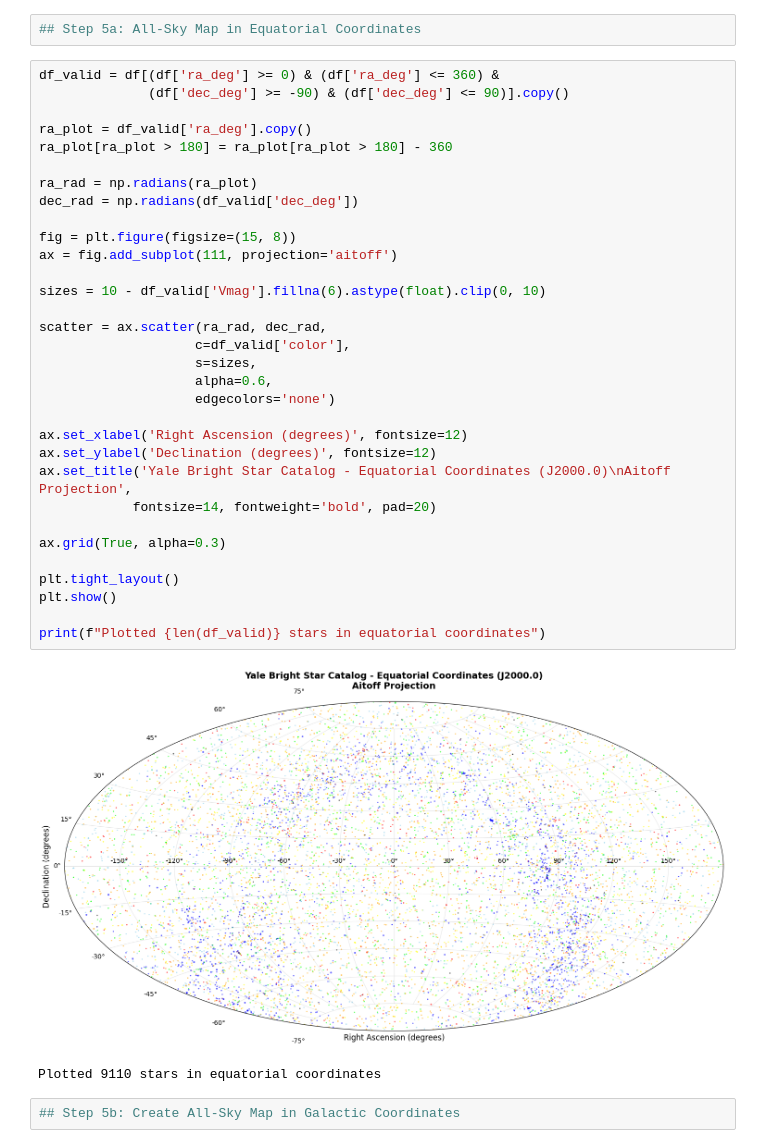
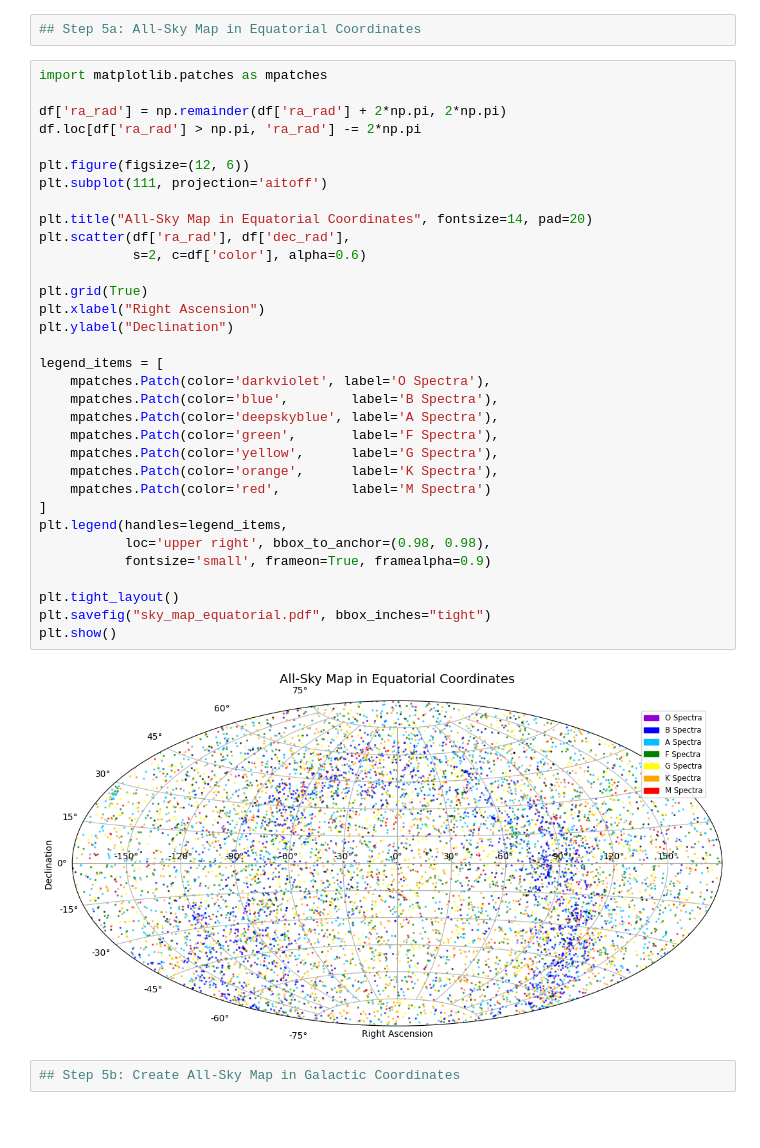
Before and after one commit to manish-mogan/Projects-Portfolio, a Jupyter notebook: HWK7.ipynb, the cells around one changed output. Cells and saved outputs as stored; diff of their text form; blank space fills up the shorter version.

```diff
--- a/HWK7.ipynb
+++ b/HWK7.ipynb
@@ -148,40 +158,40 @@ Name: count, dtype: int64
 # %%
 ## Step 5a: All-Sky Map in Equatorial Coordinates
 # %%
-df_valid = df[(df['ra_deg'] >= 0) & (df['ra_deg'] <= 360) &
-              (df['dec_deg'] >= -90) & (df['dec_deg'] <= 90)].copy()
+import matplotlib.patches as mpatches
 
-ra_plot = df_valid['ra_deg'].copy()
-ra_plot[ra_plot > 180] = ra_plot[ra_plot > 180] - 360
+df['ra_rad'] = np.remainder(df['ra_rad'] + 2*np.pi, 2*np.pi)
+df.loc[df['ra_rad'] > np.pi, 'ra_rad'] -= 2*np.pi
 
-ra_rad = np.radians(ra_plot)
-dec_rad = np.radians(df_valid['dec_deg'])
+plt.figure(figsize=(12, 6))
+plt.subplot(111, projection='aitoff')
 
-fig = plt.figure(figsize=(15, 8))
-ax = fig.add_subplot(111, projection='aitoff')
+plt.title("All-Sky Map in Equatorial Coordinates", fontsize=14, pad=20)
+plt.scatter(df['ra_rad'], df['dec_rad'],
+            s=2, c=df['color'], alpha=0.6)
 
-sizes = 10 - df_valid['Vmag'].fillna(6).astype(float).clip(0, 10)
+plt.grid(True)
+plt.xlabel("Right Ascension")
+plt.ylabel("Declination")
 
-scatter = ax.scatter(ra_rad, dec_rad,
-                    c=df_valid['color'],
-                    s=sizes,
-                    alpha=0.6,
-                    edgecolors='none')
-
-ax.set_xlabel('Right Ascension (degrees)', fontsize=12)
-ax.set_ylabel('Declination (degrees)', fontsize=12)
-ax.set_title('Yale Bright Star Catalog - Equatorial Coordinates (J2000.0)\nAitoff Projection',
-            fontsize=14, fontweight='bold', pad=20)
-
-ax.grid(True, alpha=0.3)
+legend_items = [
+    mpatches.Patch(color='darkviolet', label='O Spectra'),
+    mpatches.Patch(color='blue',        label='B Spectra'),
+    mpatches.Patch(color='deepskyblue', label='A Spectra'),
+    mpatches.Patch(color='green',       label='F Spectra'),
+    mpatches.Patch(color='yellow',      label='G Spectra'),
+    mpatches.Patch(color='orange',      label='K Spectra'),
+    mpatches.Patch(color='red',         label='M Spectra')
+]
+plt.legend(handles=legend_items,
+           loc='upper right', bbox_to_anchor=(0.98, 0.98),
+           fontsize='small', frameon=True, framealpha=0.9)
 
 plt.tight_layout()
+plt.savefig("sky_map_equatorial.pdf", bbox_inches="tight")
 plt.show()
-
-print(f"Plotted {len(df_valid)} stars in equatorial coordinates")
 # %% [output]
-[figure, old version]
+[figure, new version]
-Plotted 9110 stars in equatorial coordinates
 # %%
 ## Step 5b: Create All-Sky Map in Galactic Coordinates
 # %%
```
Also changed, not shown: parts of 5 cells of this notebook, 3 other files.
